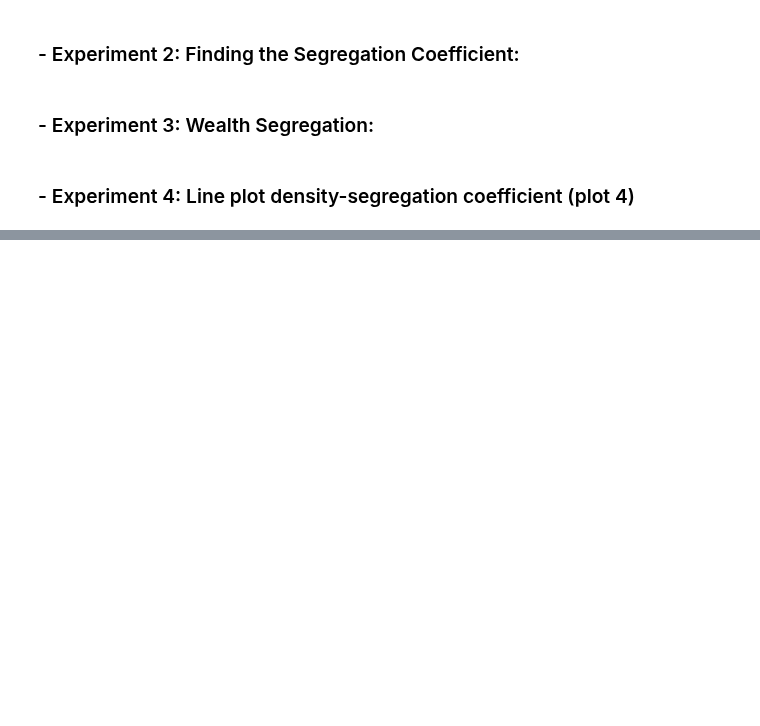
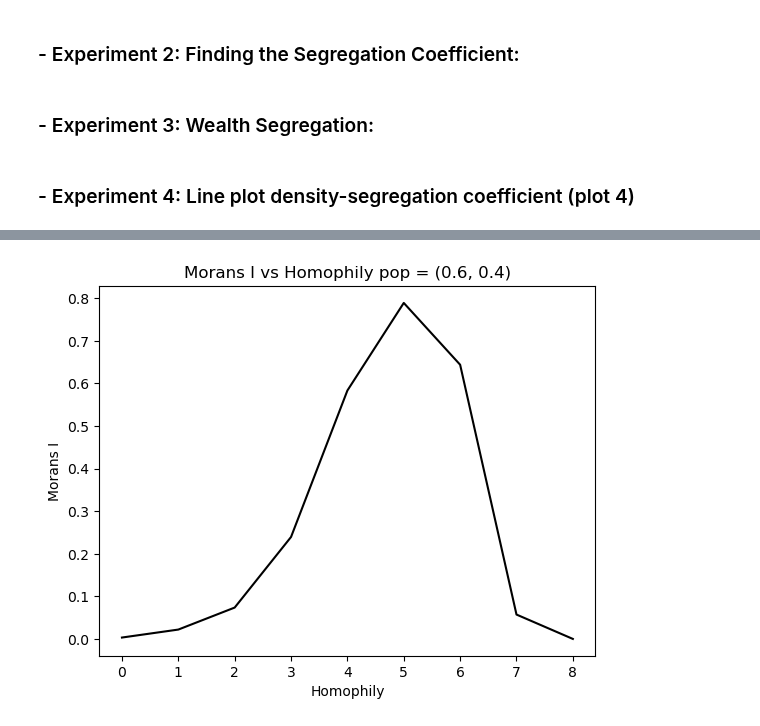
Before and after one commit to aM0NKE/ComplexSystemSimulation, a Jupyter notebook: mesa-schelling/final_analysis.ipynb, the cells around one changed output, grey strips where cells are left out. Saved outputs shown, nothing was run; the diff lists cells and outputs as text; code cells hidden in the pictures; blank space fills up the shorter version.

```diff
--- a/mesa-schelling/final_analysis.ipynb
+++ b/mesa-schelling/final_analysis.ipynb
@@ -529,0 +615,8 @@ plt.show()
+# %%
+plt.plot(homophily_values, segregation_list, 'k-')
+plt.title('Morans I vs Homophily pop = (0.6, 0.4)')
+plt.xlabel('Homophily')
+plt.ylabel('Morans I')
+plt.show()
+# %% [output]
+[figure, added]
```
Also changed, not shown: parts of 6 cells of this notebook, 1 other file.
